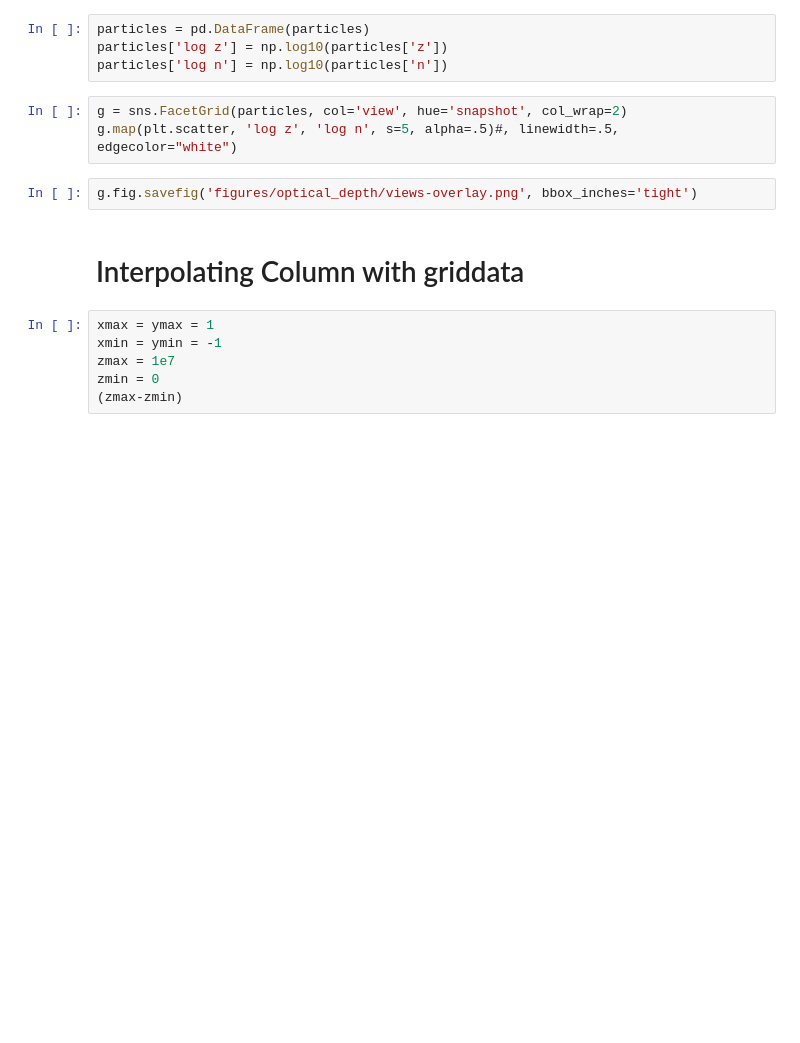
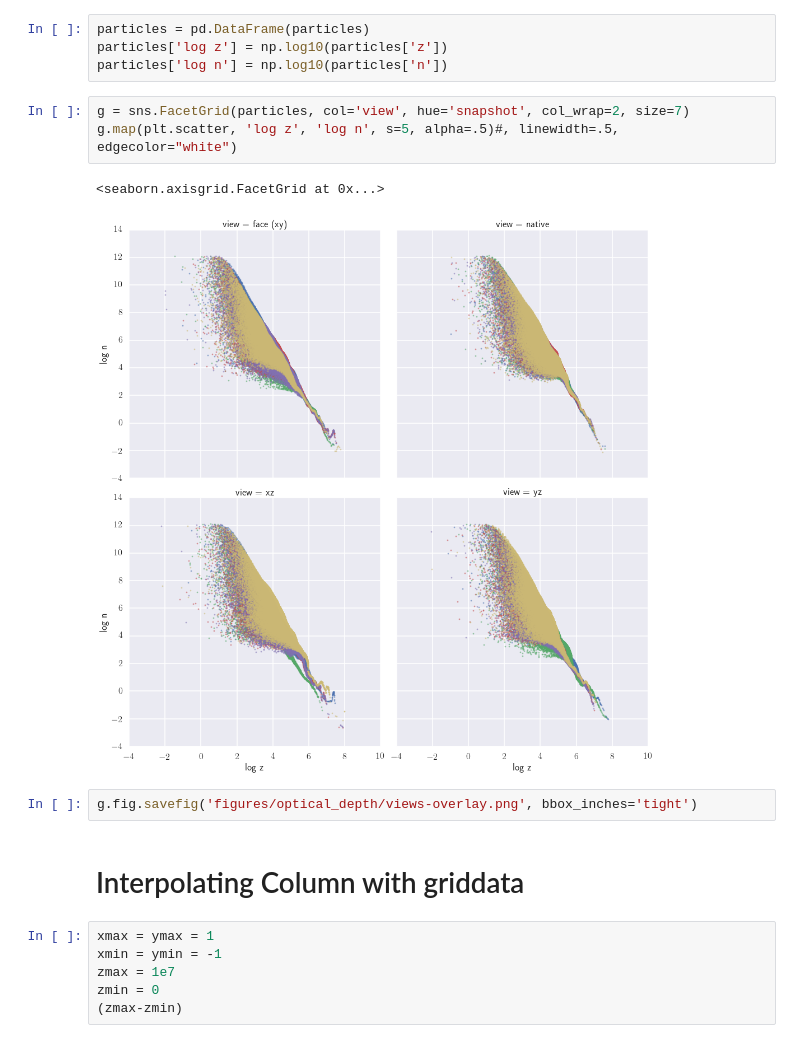
Before and after one commit to hummel/xray_notebooks, a Jupyter notebook: Column Density-Referee.ipynb, the cells around one changed output. Drawn from its saved outputs; the diff is of its cells as text; blank space fills up the shorter version.

Commit message:
Updated column density plots.

```diff
--- a/Column Density-Referee.ipynb
+++ b/Column Density-Referee.ipynb
@@ -35,8 +53,11 @@ particles = pd.DataFrame(particles)
 particles['log z'] = np.log10(particles['z'])
 particles['log n'] = np.log10(particles['n'])
 # %%
-g = sns.FacetGrid(particles, col='view', hue='snapshot', col_wrap=2)
+g = sns.FacetGrid(particles, col='view', hue='snapshot', col_wrap=2, size=7)
 g.map(plt.scatter, 'log z', 'log n', s=5, alpha=.5)#, linewidth=.5, edgecolor="white")
+# %% [output]
+<seaborn.axisgrid.FacetGrid at 0x...>
+[figure, added]
 # %%
 g.fig.savefig('figures/optical_depth/views-overlay.png', bbox_inches='tight')
 # %% [markdown]
```
Also changed, not shown: parts of 12 cells of this notebook.
